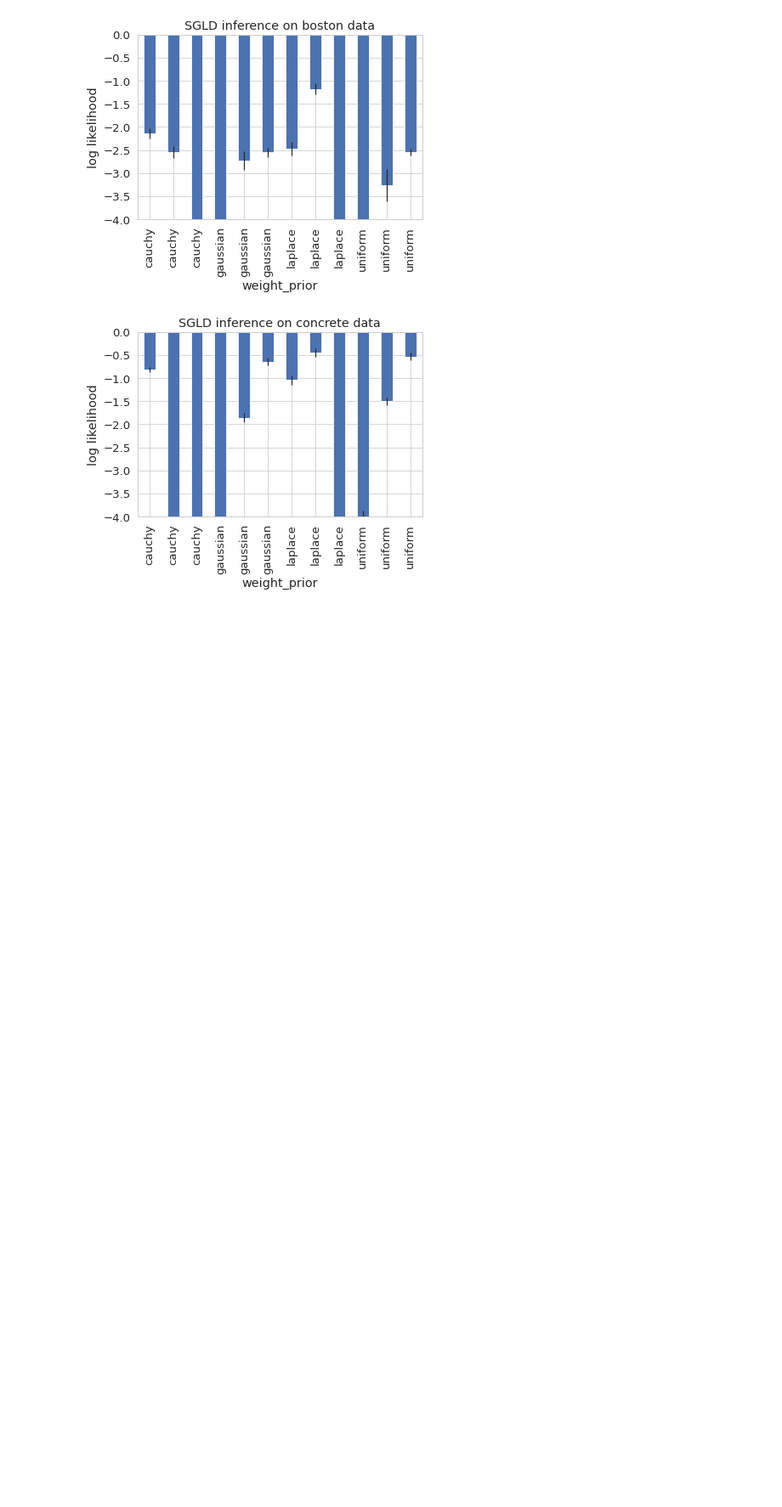
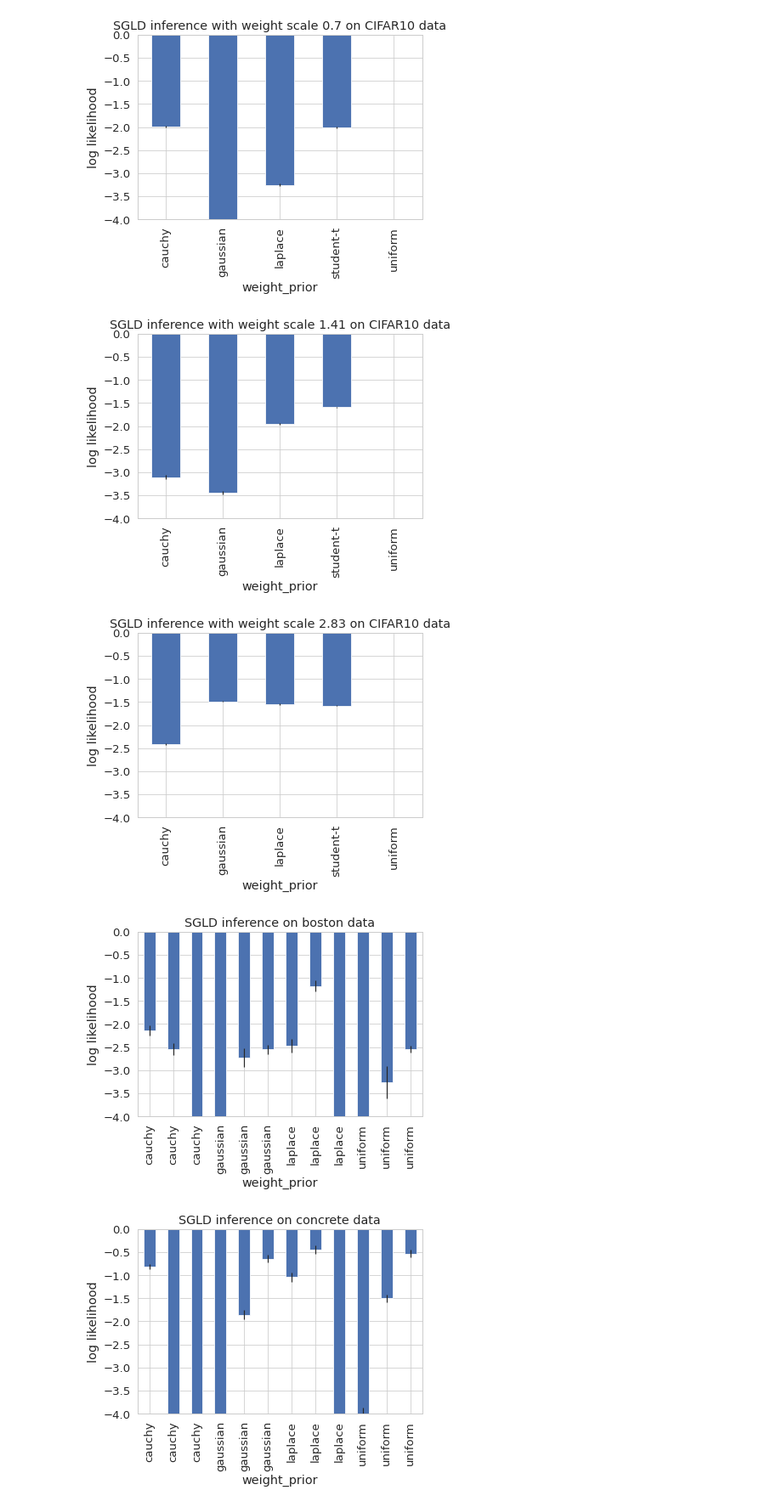
Before and after one commit to ratschlab/bnn_priors, a Jupyter notebook: experiments/3.0_Evaluate_experiments.ipynb, the cells around one changed output. Shown at 85% size. Cells and saved outputs as stored; diff of their text form; code cells hidden in the pictures; blank space fills up the shorter version.

```diff
--- a/experiments/3.0_Evaluate_experiments.ipynb
+++ b/experiments/3.0_Evaluate_experiments.ipynb
@@ -31,5 +31,17 @@ runs_all.head()
 # %%
-runs_selected = runs_all.query("weight_prior in ['gaussian', 'uniform', 'laplace', 'cauchy']")
+runs_selected = runs_all.query("weight_prior in ['gaussian', 'uniform', 'laplace', 'cauchy', 'student-t']")
+# %%
+for scale in [0.7, 1.41, 2.83]:
+    df = runs_selected.sort_values(["weight_prior", "weight_scale"]).query(f"weight_scale == {scale}")
+    df.plot(x="weight_prior", y="lp_mean", yerr="lp_stderr", kind="bar", legend=False)
+    plt.title(f"SGLD inference with weight scale {scale} on CIFAR10 data")
+    plt.ylabel("log likelihood")
+    plt.ylim(-4,0)
+    plt.show()
+# %% [output]
+[figure, added]
+[figure, added]
+[figure, added]
 # %%
 for inference in ["SGLD", "HMC"]:
     for data in ["boston", "concrete", "energy", "kin8nm",
```
Also changed, not shown: parts of 2 cells of this notebook.
